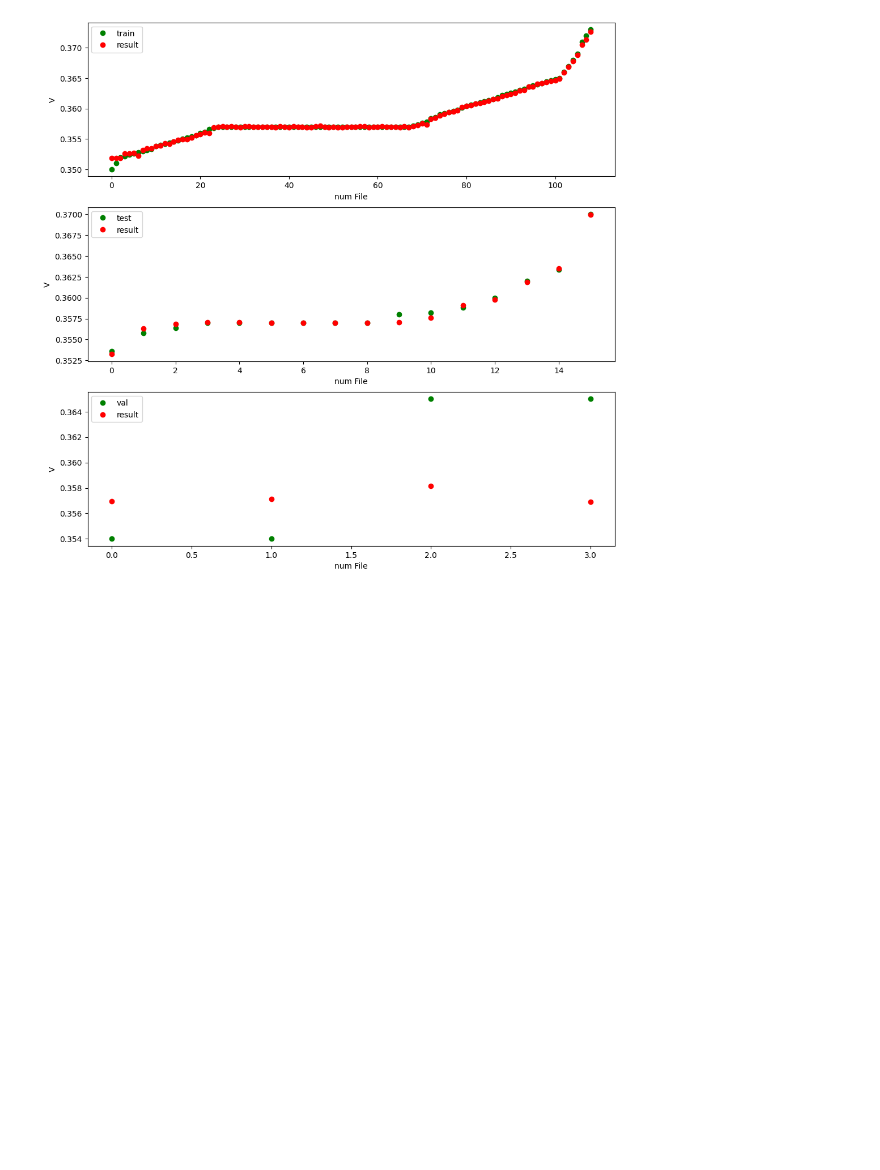
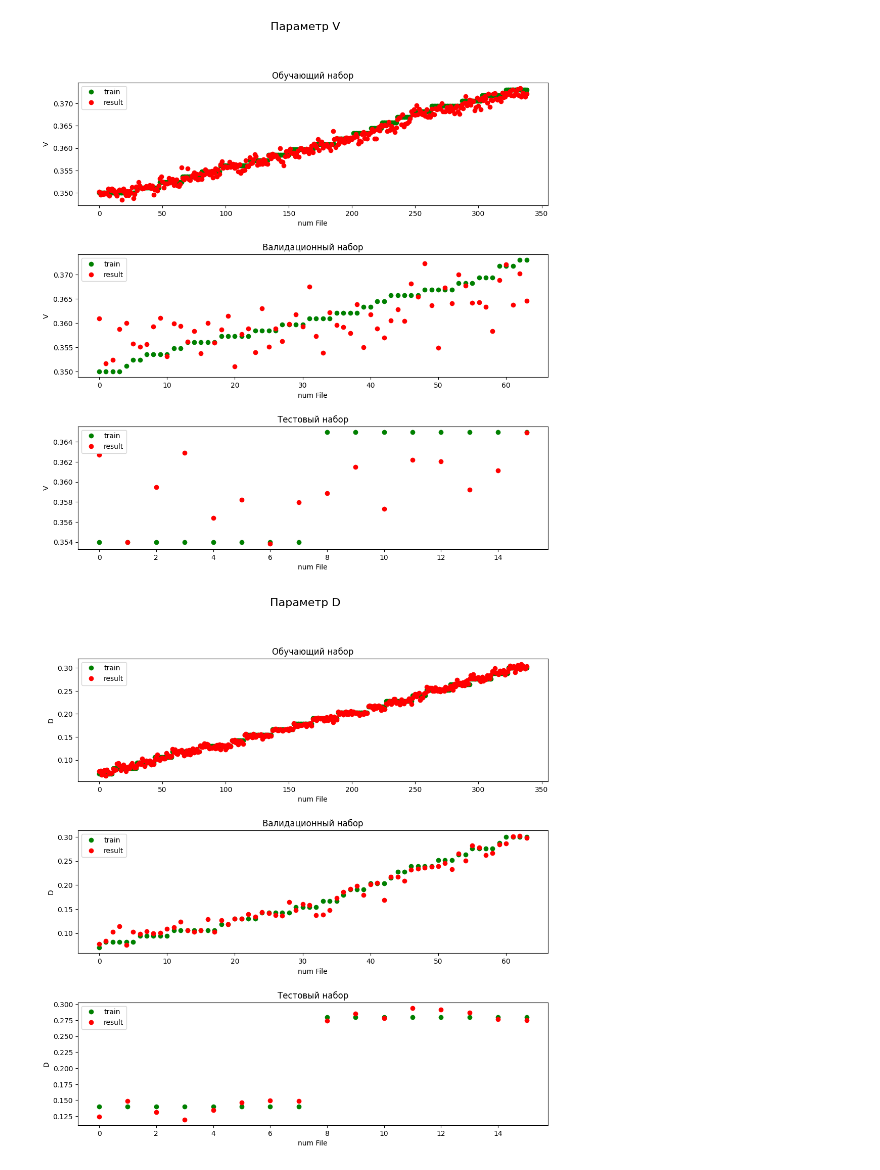
Before and after one commit to IAmTomaton/Chemistry, a Jupyter notebook: main.ipynb, the cells around one changed output. Cells and saved outputs as stored; diff of their text form; code cells hidden in the pictures; blank space fills up the shorter version.

```diff
--- a/main.ipynb
+++ b/main.ipynb
@@ -164,7 +142,7 @@ important_keys = ['optim', 'bs', 'pref']
 config['exp_name'] = '_'.join(map(lambda key: f'{key}={config[key]}', important_keys))
 model_file_name = config['exp_name']
 # %%
-x_train, y_train = load_data_phase('Data_V_D', params, (64, 64))
+x_train, y_train = load_data_phase('Data/DataField4', params, phase_size)
 mean = y_train.mean(axis=0)
 dispersion = ((y_train - mean) ** 2).mean(axis=0)
 y_train = (y_train - mean) / np.sqrt(dispersion)
@@ -186,7 +160,7 @@ x_val, y_val = map(lambda x: torch.tensor(x, dtype=torch.float, device=device),
 # %%
-x_train, y_train, x_test, y_test = map(lambda x: torch.tensor(x, dtype=torch.float, device=device), split_x_train(x_train, y_train, 16))
+x_train, y_train, x_val, y_val = map(lambda x: torch.tensor(x, dtype=torch.float, device=device), split_x_train(x_train, y_train, 64))
 
 
 train_dataloader = get_train_dataloader(x_train, y_train, batch_size)
-test_dataloader = get_test_dataloader(x_test, y_test, batch_size)
+test_dataloader = get_test_dataloader(x_val, y_val, batch_size)
 # %% [output]
@@ -233,8 +212,8 @@ y_val_result = best_model.forward(x_val).detach()
 # %%
-y_test_result_np = y_test_result.cpu().numpy()
+y_val_result_np = y_val_result.cpu().numpy()
 y_train_result_np = y_train_result.cpu().numpy()
-y_val_result_np = y_val_result.detach().cpu().numpy()
+y_test_result_np = y_test_result.detach().cpu().numpy()
 
+y_val_np = y_val.detach().cpu().numpy()
+y_train_np = y_train.detach().cpu().numpy()
 y_test_np = y_test.detach().cpu().numpy()
-y_train_np = y_train.detach().cpu().numpy()
-y_val_np = y_val.detach().cpu().numpy()
@@ -272,5 +220,30 @@ def show(i):
+# %%
+def add_subplot(fig, train, result, param_index, plot_index, label):
+
+    sort = train[:, param_index].argsort(axis=0).reshape((-1,))
+    ax_train = fig.add_subplot(3, 1, plot_index)
+    ax_train.set_title(label=label, fontsize=12)
+    ax_train.set_ylabel(param)
+    ax_train.set_xlabel('num File')
+    ax_train.plot(denorm(train[sort])[:, param_index], 'go', label='train')
+    ax_train.plot(denorm(result[sort])[:, param_index], 'ro', label='result')
+    ax_train.legend()
+
+def show(param_index, param):
+
+    fig = plt.figure(figsize=(12, 12))
+    fig.suptitle(f'Параметр {param}', fontsize=16)
+
+    fig.subplots_adjust(hspace=0.4)
+
+    add_subplot(fig, y_train_np, y_train_result_np, param_index, 1, 'Обучающий набор')
+    add_subplot(fig, y_val_np, y_val_result_np, param_index, 2, 'Валидационный набор')
+    add_subplot(fig, y_test_np, y_test_result_np, param_index, 3, 'Тестовый набор')
+
+    plt.show()
 # %%
-for i, param in enumerate(params):
-    show(i)
+for param_index, param in enumerate(params):
+    show(param_index, param)
 # %% [output]
-[figure, old version]
+[figure, new version]
+[figure, added]
```
Also changed, not shown: parts of 16 cells of this notebook, 2 other files.
